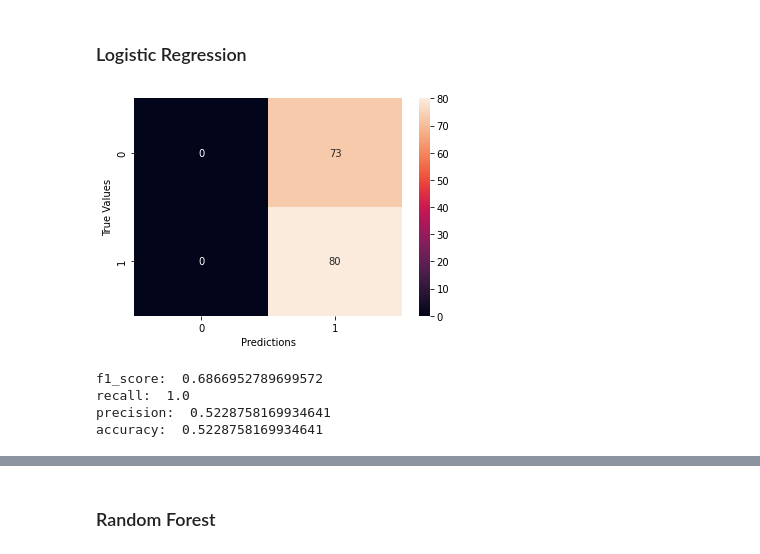
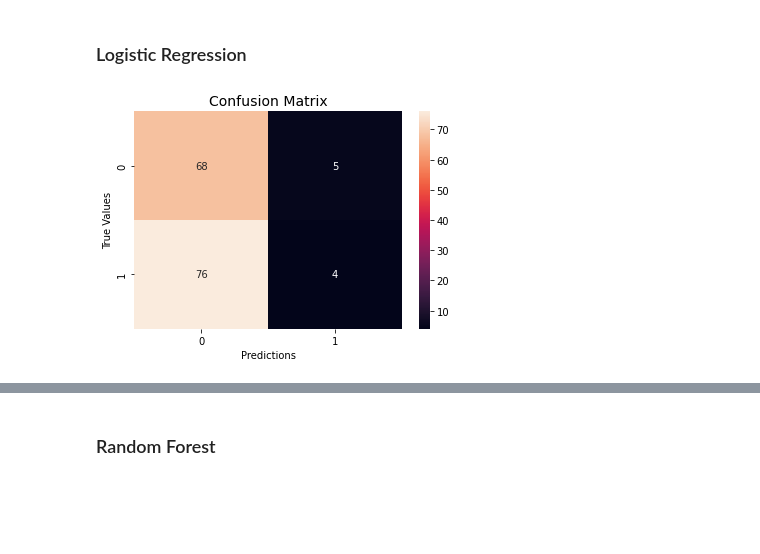
Before and after one commit to jdjaramillou/Data-Scientist-Nanodegree-Program, a Jupyter notebook: Project4 Data Scientist Capstone/Cardano Price Trend Prediction.ipynb, the cells around one changed output, grey strips where cells are left out. Cells and saved outputs as stored; diff of their text form; code cells hidden in the pictures; blank space fills up the shorter version.

```diff
--- a/Project4 Data Scientist Capstone/Cardano Price Trend Prediction.ipynb
+++ b/Project4 Data Scientist Capstone/Cardano Price Trend Prediction.ipynb
@@ -326,0 +348,3 @@ cardano_hist["change"].corr(cardano_hist["change_lag"], method='spearman', min_p
+# %%
+# Rolling minimung price at 30 dat interval
+cardano_hist["30d_roll_low"] = cardano_hist["low"].rolling(30).min().fillna(cardano_hist["low"])
@@ -327,8 +353,20 @@ cardano_hist["change"].corr(cardano_hist["change_lag"], method='spearman', min_p
+# %%
+cardano_hist['30d_ema_price_ratio'] = cardano_hist['price']/cardano_hist['30d_ema_price']
+cardano_hist['50d_ema_price_ratio'] = cardano_hist['price']/cardano_hist['50d_ema_price']
+cardano_hist['200d_ema_price_ratio'] = cardano_hist['price']/cardano_hist['200d_ema_price']
+
+cardano_hist['30d_ema_vol_ratio'] = cardano_hist['vol']/cardano_hist['30d_ema_price']
+cardano_hist['50d_ema_vol_ratio'] = cardano_hist['vol']/cardano_hist['50d_ema_price']
+cardano_hist['200d_ema_vol_ratio'] = cardano_hist['vol']/cardano_hist['200d_ema_price']
+
+cardano_hist["ath_ratio"] = cardano_hist['price']/cardano_hist["ath"]
+
+cardano_hist["30d_roll_low_ratio"] = cardano_hist['price']/cardano_hist["30d_roll_low"]
 # %% [markdown]
 ### Test Train Split
 # %%
-train = cardano_hist[cardano_hist[cardano_hist["date"]<"2021-05-01"].index[0]:]
-test = cardano_hist[:cardano_hist[cardano_hist["date"]<"2021-05-01"].index[0]]
+train = cardano_hist[:max(cardano_hist[cardano_hist["date"]<"2021-05-01"].index)+1]
+test = cardano_hist[max(cardano_hist[cardano_hist["date"]<"2021-05-01"].index)+1:]
 # %%
 train
 # %% [output]
@@ -387,10 +429,14 @@ plt.show();
 # %% [output]
 [figure]
 # %%
-X_train = train[['price','vol','change','month','day']]
+relative_features = ["change",'30d_ema_price_ratio','50d_ema_price_ratio','200d_ema_price_ratio','30d_ema_vol_ratio',
+             '50d_ema_vol_ratio', '200d_ema_vol_ratio','ath_ratio','30d_roll_low_ratio']
+
+#relative_features = ['price','vol','change','month','day']
+X_train = train[relative_features]
 y_train = train['future_increase']
 
-X_test = test[['price','vol','change','month','day']]
+X_test = test[relative_features]
 y_test = test['future_increase']
 # %% [markdown]
 ## Modeling
@@ -405,16 +451,7 @@ logreg.fit(X_train, y_train)
 y_pred_lr = logreg.predict(X_test)
 # %%
 cmf = confusion_matrix(y_test, y_pred_lr)
-sns.heatmap(cmf, annot=True).set(xlabel='Predictions', ylabel='True Values');
+sns.heatmap(cmf, annot=True).set(xlabel='Predictions', ylabel='True Values')
+plt.title("Confusion Matrix", fontsize =14);
 # %% [output]
-[figure, old version]
+[figure, new version]
-# %%
-print("f1_score: ", f1_score(y_test, y_pred_lr))
-print("recall: ", recall_score(y_test, y_pred_lr))
-print("precision: ", precision_score(y_test, y_pred_lr))
-print("accuracy: ", accuracy_score(y_test, y_pred_lr))
-# %% [output]
-f1_score:  0.6866952789699572
-recall:  1.0
-precision:  0.5228758169934641
-accuracy:  0.5228758169934641
```
Also changed, not shown: parts of 39 cells of this notebook, 3 other files.
